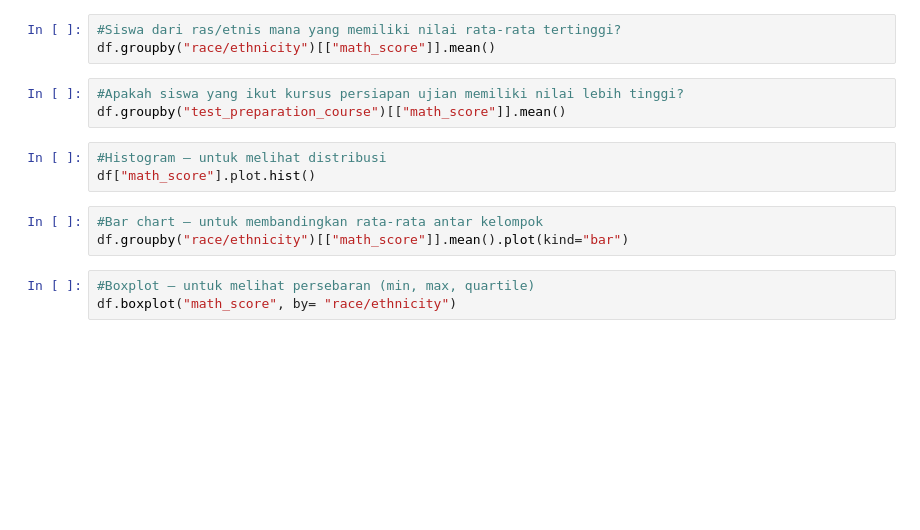
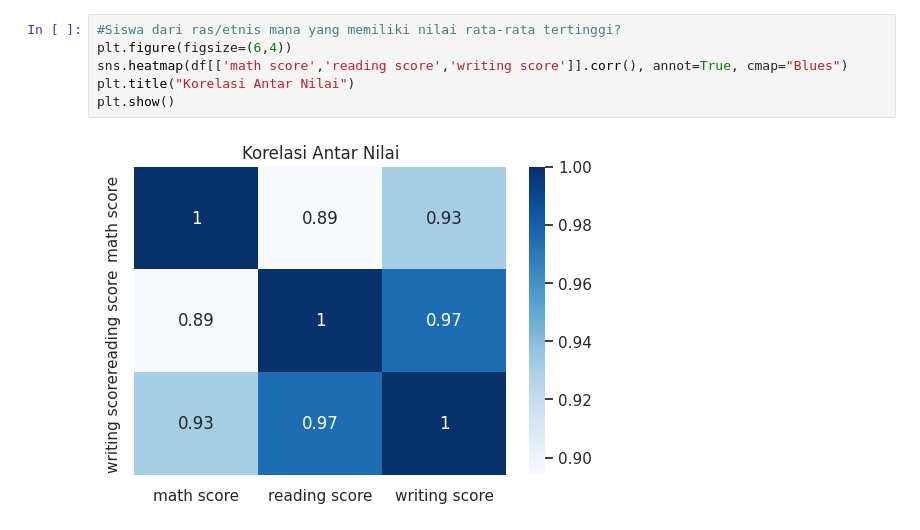
Before and after one commit to robban22/belajar-data-science, a Jupyter notebook: Modul 3/modul3_eda_students.ipynb, the cells around one changed output. Drawn from its saved outputs; the diff is of its cells as text; blank space fills up the shorter version.

```diff
--- a/Modul 3/modul3_eda_students.ipynb
+++ b/Modul 3/modul3_eda_students.ipynb
@@ -23,15 +115,8 @@ df.groupby("parental_level_of_education")[["math_score","reading_score","writing
 # %%
 #Siswa dari ras/etnis mana yang memiliki nilai rata-rata tertinggi?
-df.groupby("race/ethnicity")[["math_score"]].mean()
+plt.figure(figsize=(6,4))
+sns.heatmap(df[['math score','reading score','writing score']].corr(), annot=True, cmap="Blues")
+plt.title("Korelasi Antar Nilai")
+plt.show()
+# %% [output]
+[figure, added]
-# %%
-#Apakah siswa yang ikut kursus persiapan ujian memiliki nilai lebih tinggi?
-df.groupby("test_preparation_course")[["math_score"]].mean()
-# %%
-#Histogram – untuk melihat distribusi
-df["math_score"].plot.hist()
-# %%
-#Bar chart – untuk membandingkan rata-rata antar kelompok
-df.groupby("race/ethnicity")[["math_score"]].mean().plot(kind="bar")
-# %%
-#Boxplot – untuk melihat persebaran (min, max, quartile)
-df.boxplot("math_score", by= "race/ethnicity")
```
Also changed, not shown: parts of 14 cells of this notebook.
